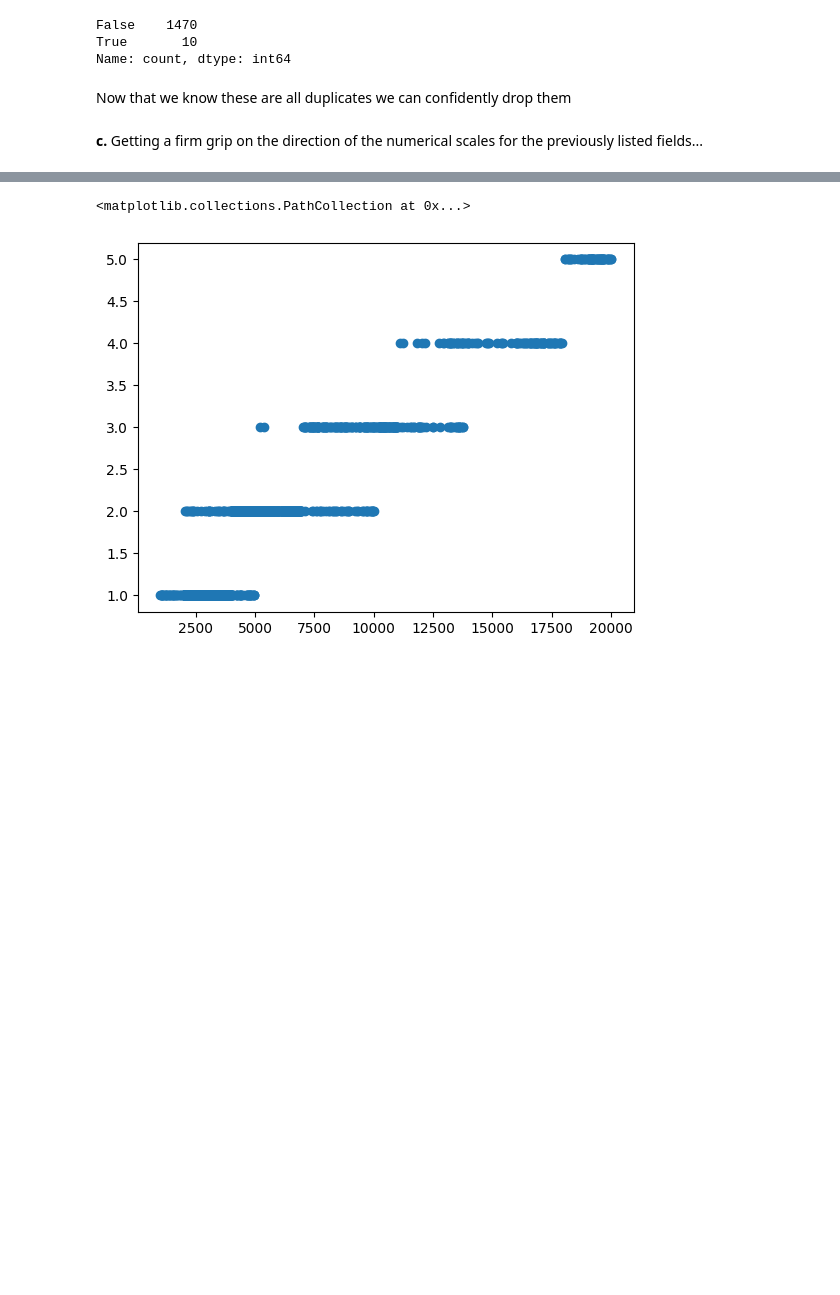
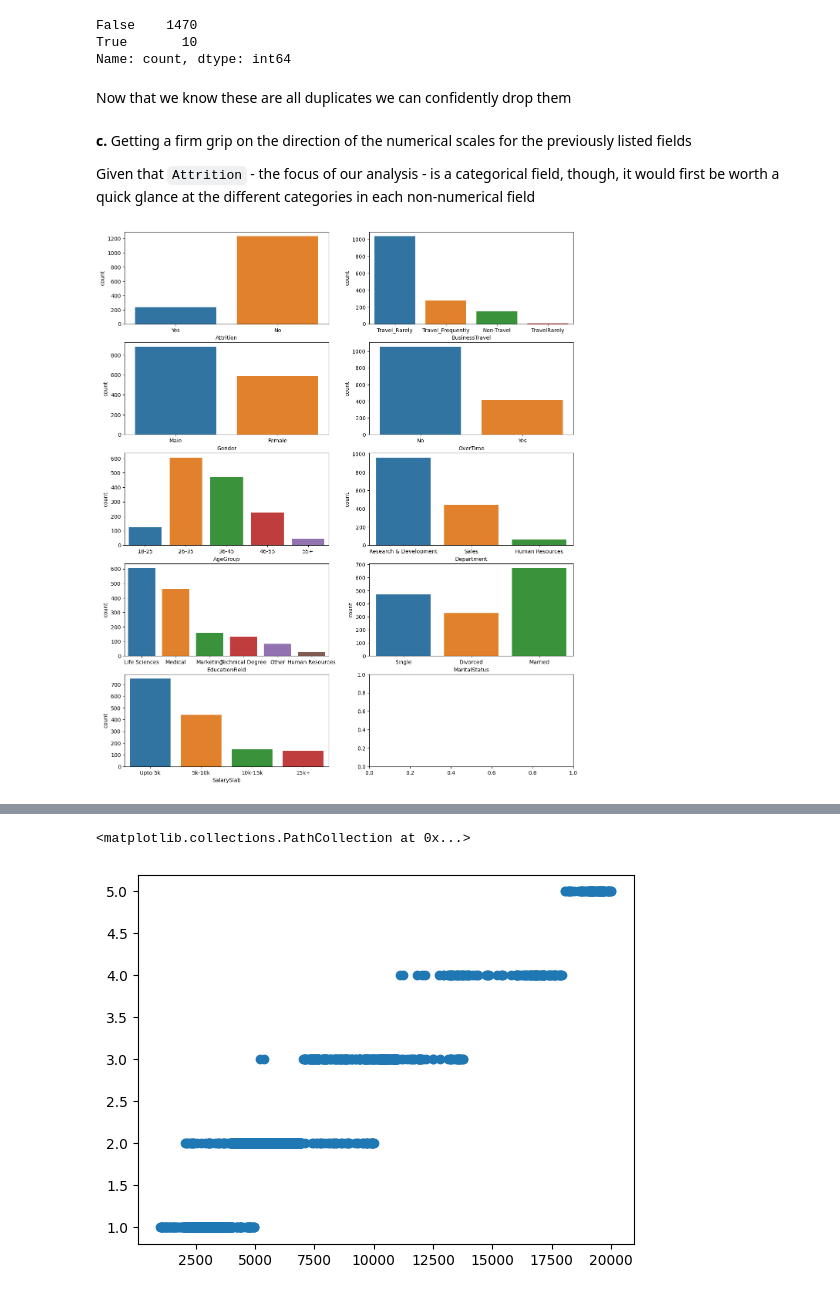
Before and after one commit to ymcgillicuddy/HR-Analytics, a Jupyter notebook: HR Analytics.ipynb, the cells around one changed output, grey strips where cells are left out. Cells and saved outputs as stored; diff of their text form; code cells hidden in the pictures; blank space fills up the shorter version.

```diff
--- a/HR Analytics.ipynb
+++ b/HR Analytics.ipynb
@@ -108,4 +110,15 @@ Now that we know these are all duplicates we can confidently drop them
 # %%
 df.drop_duplicates(inplace=True)
 # %% [markdown]
-**c.** Getting a firm grip on the direction of the numerical scales for the previously listed fields...
+**c.** Getting a firm grip on the direction of the numerical scales for the previously listed fields
+
+Given that `Attrition` - the focus of our analysis - is a categorical field, though, it would first be worth a quick glance at the different categories in each non-numerical field
+# %%
+countplot_df = df[['Attrition','BusinessTravel','Gender','OverTime','AgeGroup','Department','EducationField','MaritalStatus','SalarySlab']] # isolating some categorical fields for countplot subplots
+
+fig , ax = plt.subplots(5,2,figsize = (15,18)) # set the frame size and figsize for the subplots
+for i , subplots in zip (countplot_df, ax.flatten()): # iterate through categorical fields and frames as a flattened axis
+  sns.countplot(x=countplot_df[i],ax = subplots) # generate countplots for each field
+plt.show()
+# %% [output]
+[figure, added]
```
Also changed, not shown: parts of 25 cells of this notebook, 2 other files.
